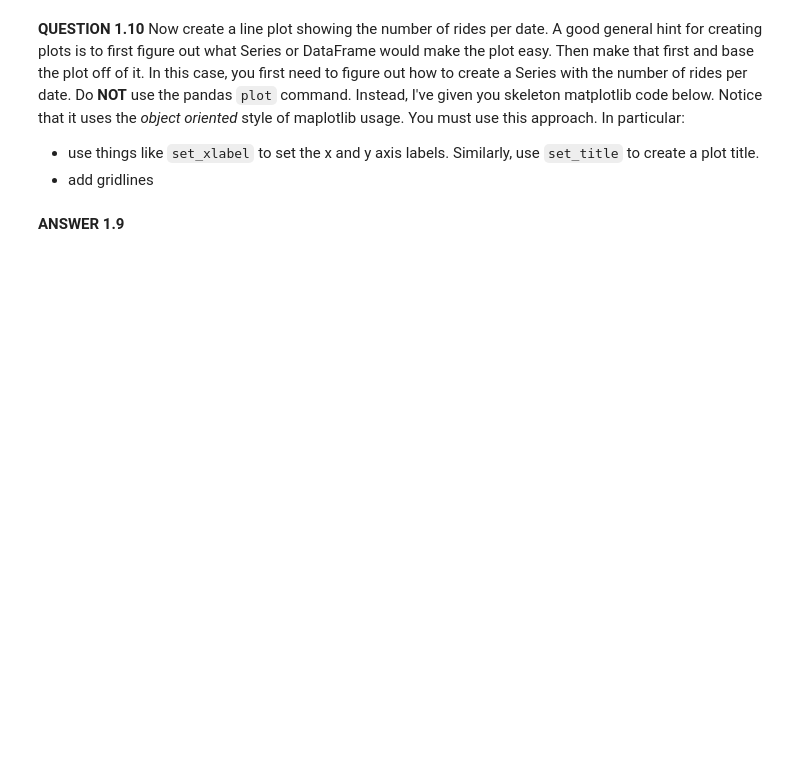
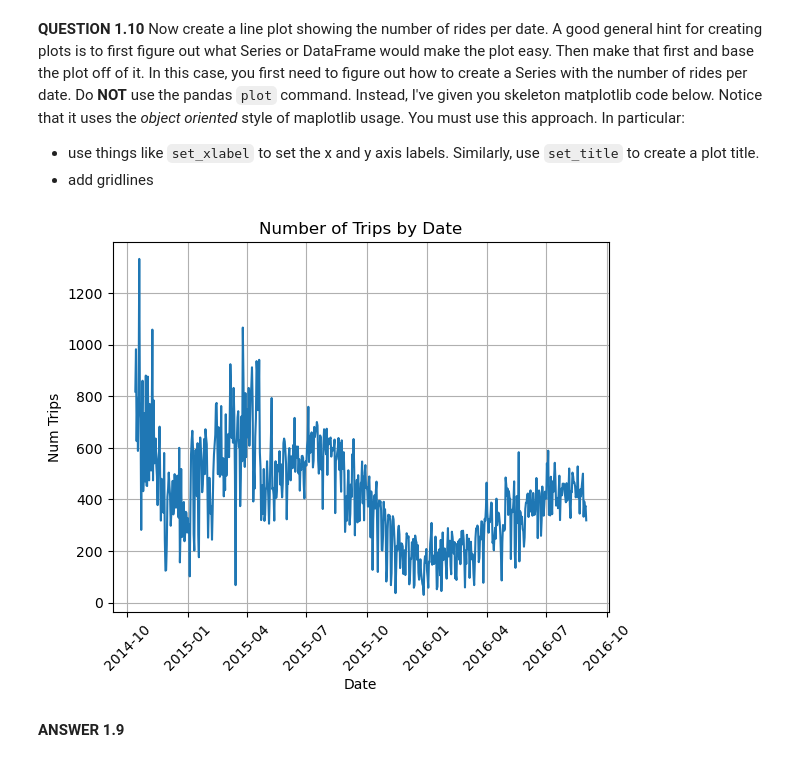
Before and after one commit to brandonowens24/MIS5470_cycleshare_plants, a Jupyter notebook: hw4_p1_eda_pronto/hw4_cycleshare_python-problem_owens.ipynb, the cells around one changed output. Saved outputs shown, nothing was run; the diff lists cells and outputs as text; code cells hidden in the pictures; blank space fills up the shorter version.

```diff
--- a/hw4_p1_eda_pronto/hw4_cycleshare_python-problem_owens.ipynb
+++ b/hw4_p1_eda_pronto/hw4_cycleshare_python-problem_owens.ipynb
@@ -312,10 +329,18 @@ Make sure both axes are properly labelled and the plot has an appropriate title.
 - add gridlines
 # %%
 # Use this matplotlib skeleton code for the plot
+trip_df["starttime"] = trip_df["starttime"].dt.normalize()
+rpd = trip_df.groupby("starttime").size()
+
 fig, ax = plt.subplots()
-ax.???
-ax.???
-...???
+ax.plot(rpd)
+ax.tick_params(axis="x", rotation=45)
+ax.set_xlabel('Date')
+ax.set_ylabel('Num Trips')
+ax.set_title('Number of Trips by Date')
+ax.grid(True)
+# %% [output]
+[figure, added]
 # %% [markdown]
 **ANSWER 1.9**
 # %%
```
Also changed, not shown: parts of 9 cells of this notebook.
